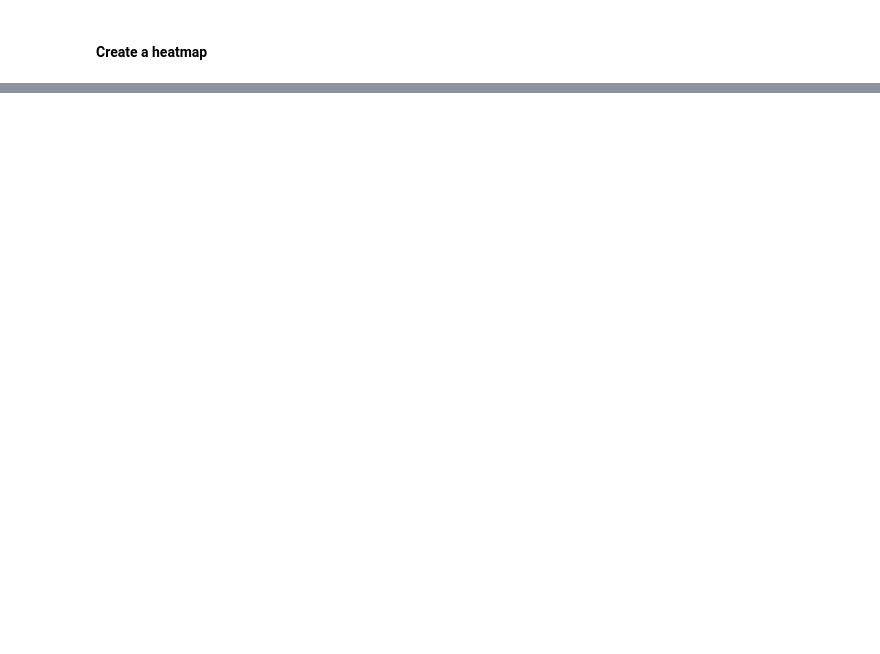
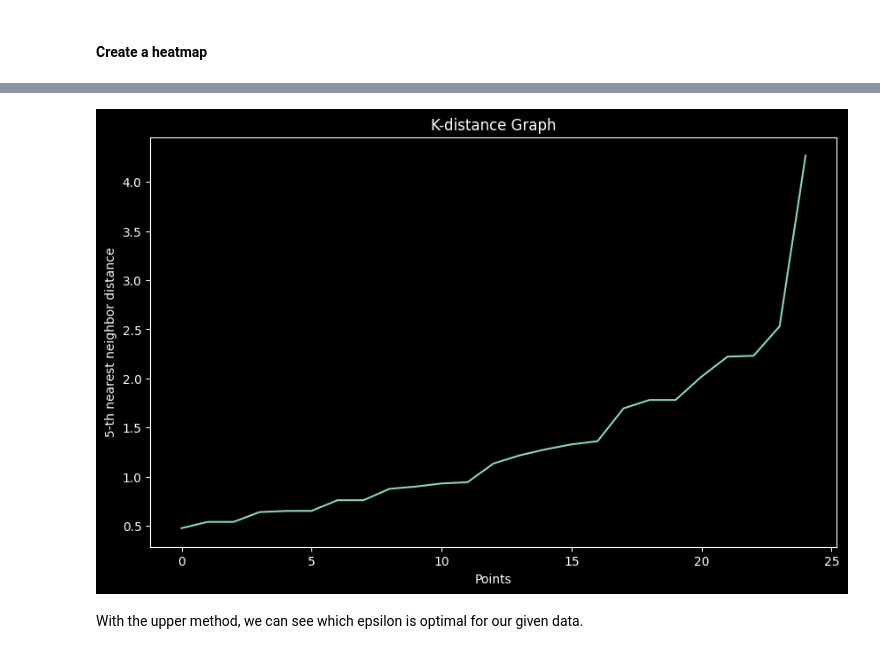
Before and after one commit to pascal-1302/AMLHC_Tasks_LAPA, a Jupyter notebook: task_3_1.ipynb, the cells around one changed output, grey strips where cells are left out. Drawn from its saved outputs; the diff is of its cells as text; code cells hidden in the pictures; blank space fills up the shorter version.

```diff
--- a/task_3_1.ipynb
+++ b/task_3_1.ipynb
@@ -183,0 +198,16 @@ plt.show()
+# %%
+neigh = NearestNeighbors(n_neighbors=5)
+neigh.fit(reduced_data)
+distances, _ = neigh.kneighbors(reduced_data)
+distances = np.sort(distances[:, 5-1])
+
+plt.figure(figsize=(10, 6))
+plt.plot(distances)
+plt.xlabel('Points')
+plt.ylabel(f'{k}-th nearest neighbor distance')
+plt.title('K-distance Graph')
+plt.show()
+# %% [output]
+[figure, added]
+# %% [markdown]
+With the upper method, we can see which epsilon is optimal for our given data.
```
Also changed, not shown: parts of 14 cells of this notebook.
